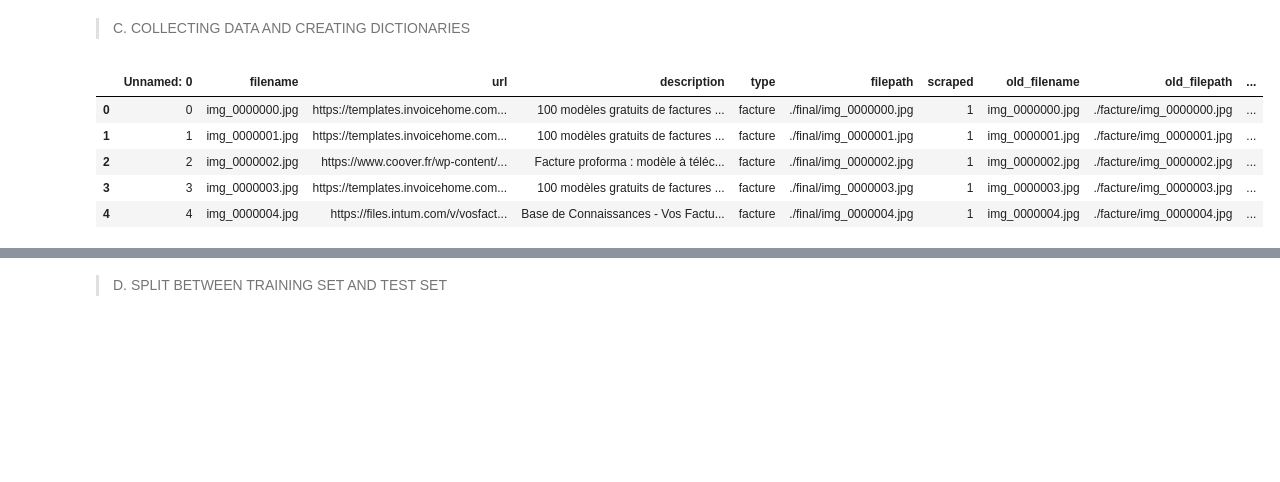
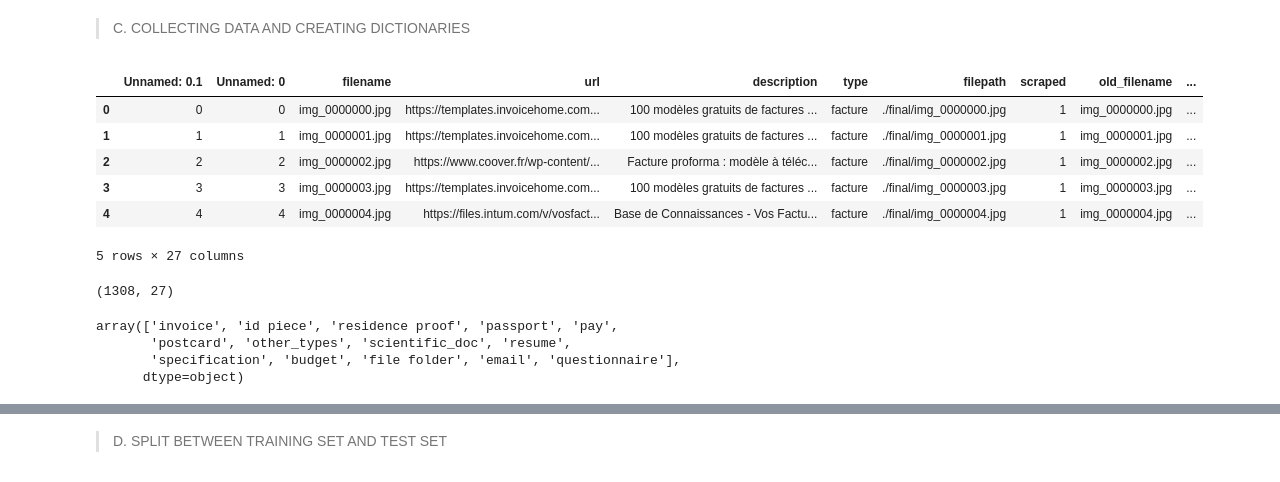
Before and after one commit to egasnier/CLASSIFY_DOC2, a Jupyter notebook: notebooks/08 - Computer Vision - LENET.ipynb, the cells around one changed output, grey strips where cells are left out. Saved outputs shown, nothing was run; the diff lists cells and outputs as text; code cells hidden in the pictures; blank space fills up the shorter version.

```diff
--- a/notebooks/08 - Computer Vision - LENET.ipynb
+++ b/notebooks/08 - Computer Vision - LENET.ipynb
@@ -67,12 +65,13 @@ preprocess_input = lambda x : x / 255
 # %% [markdown]
 > C. COLLECTING DATA AND CREATING DICTIONARIES
 # %%
-df = pd.read_csv('../data/data_with_meta.csv')
+df = pd.read_csv('../data/data.csv')
 df.head()
 # %% [output]
-|  | Unnamed: 0 | filename | url | description | type | filepath | scraped | old_filename | old_filepath | ... |
-| 0 | 0 | img_0000000.jpg | https://templates.invoicehome.com... | 100 modèles gratuits de factures ... | facture | ./final/img_0000000.jpg | 1 | img_0000000.jpg | ./facture/img_0000000.jpg | ... |
-| 1 | 1 | img_0000001.jpg | https://templates.invoicehome.com... | 100 modèles gratuits de factures ... | facture | ./final/img_0000001.jpg | 1 | img_0000001.jpg | ./facture/img_0000001.jpg | ... |
-| 2 | 2 | img_0000002.jpg | https://www.coover.fr/wp-content/... | Facture proforma : modèle à téléc... | facture | ./final/img_0000002.jpg | 1 | img_0000002.jpg | ./facture/img_0000002.jpg | ... |
-| 3 | 3 | img_0000003.jpg | https://templates.invoicehome.com... | 100 modèles gratuits de factures ... | facture | ./final/img_0000003.jpg | 1 | img_0000003.jpg | ./facture/img_0000003.jpg | ... |
-| 4 | 4 | img_0000004.jpg | https://files.intum.com/v/vosfact... | Base de Connaissances - Vos Factu... | facture | ./final/img_0000004.jpg | 1 | img_0000004.jpg | ./facture/img_0000004.jpg | ... |
+|  | Unnamed: 0.1 | Unnamed: 0 | filename | url | description | type | filepath | scraped | old_filename | ... |
+| 0 | 0 | 0 | img_0000000.jpg | https://templates.invoicehome.com... | 100 modèles gratuits de factures ... | facture | ./final/img_0000000.jpg | 1 | img_0000000.jpg | ... |
+| 1 | 1 | 1 | img_0000001.jpg | https://templates.invoicehome.com... | 100 modèles gratuits de factures ... | facture | ./final/img_0000001.jpg | 1 | img_0000001.jpg | ... |
+| 2 | 2 | 2 | img_0000002.jpg | https://www.coover.fr/wp-content/... | Facture proforma : modèle à téléc... | facture | ./final/img_0000002.jpg | 1 | img_0000002.jpg | ... |
+| 3 | 3 | 3 | img_0000003.jpg | https://templates.invoicehome.com... | 100 modèles gratuits de factures ... | facture | ./final/img_0000003.jpg | 1 | img_0000003.jpg | ... |
+| 4 | 4 | 4 | img_0000004.jpg | https://files.intum.com/v/vosfact... | Base de Connaissances - Vos Factu... | facture | ./final/img_0000004.jpg | 1 | img_0000004.jpg | ... |
+5 rows × 27 columns
@@ -108,0 +78,4 @@ df['type_num'] = df.type.replace(dico_type)
+# %%
+df.shape
+# %% [output]
+(1308, 27)
@@ -109,3 +86,10 @@ df['type_num'] = df.type.replace(dico_type)
+# %%
+df.target_min.unique()
+# %% [output]
+array(['invoice', 'id piece', 'residence proof', 'passport', 'pay',
+       'postcard', 'other_types', 'scientific_doc', 'resume',
+       'specification', 'budget', 'file folder', 'email', 'questionnaire'],
+      dtype=object)
 # %%
 # Display a document randomly
 num_alea = np.random.randint(len(df))
```
Also changed, not shown: parts of 15 cells of this notebook, 27 other files.
